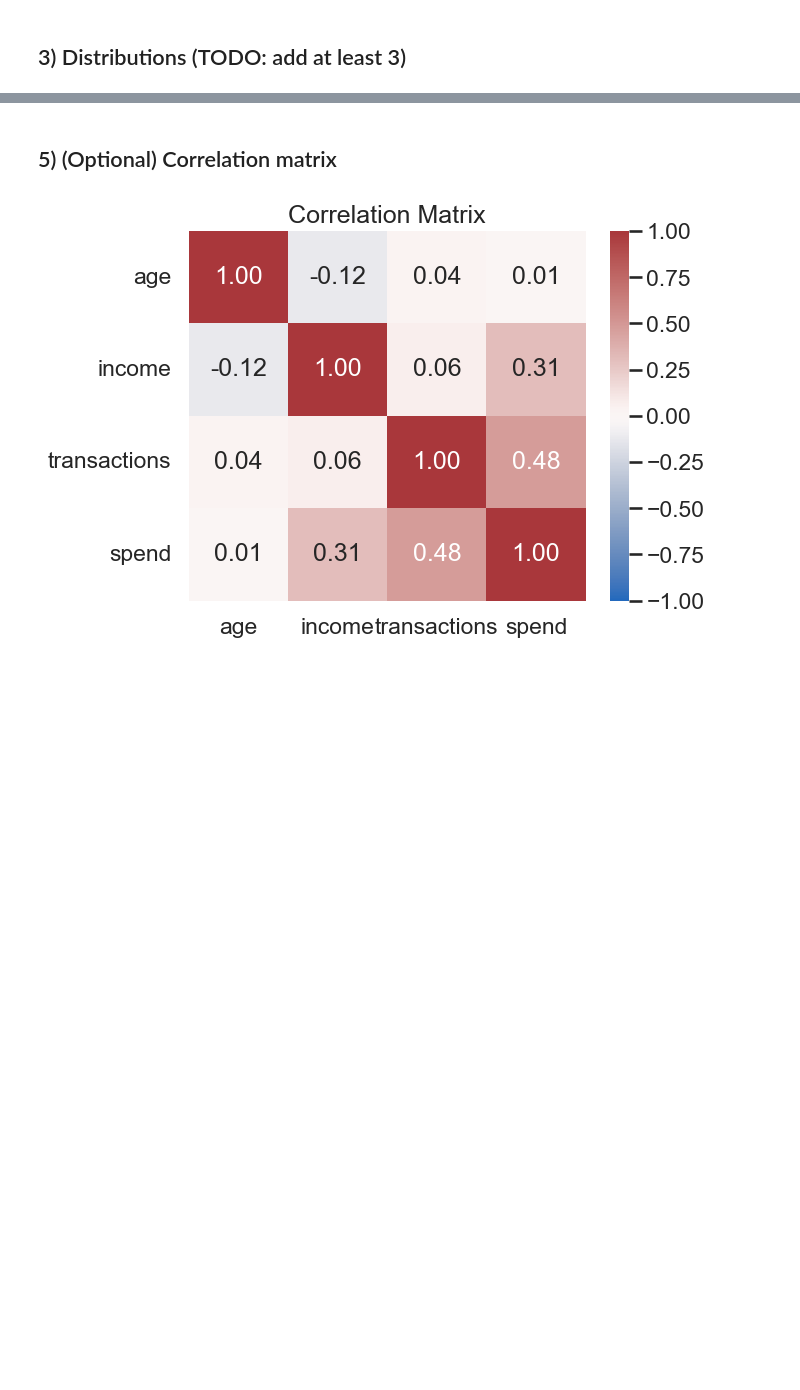
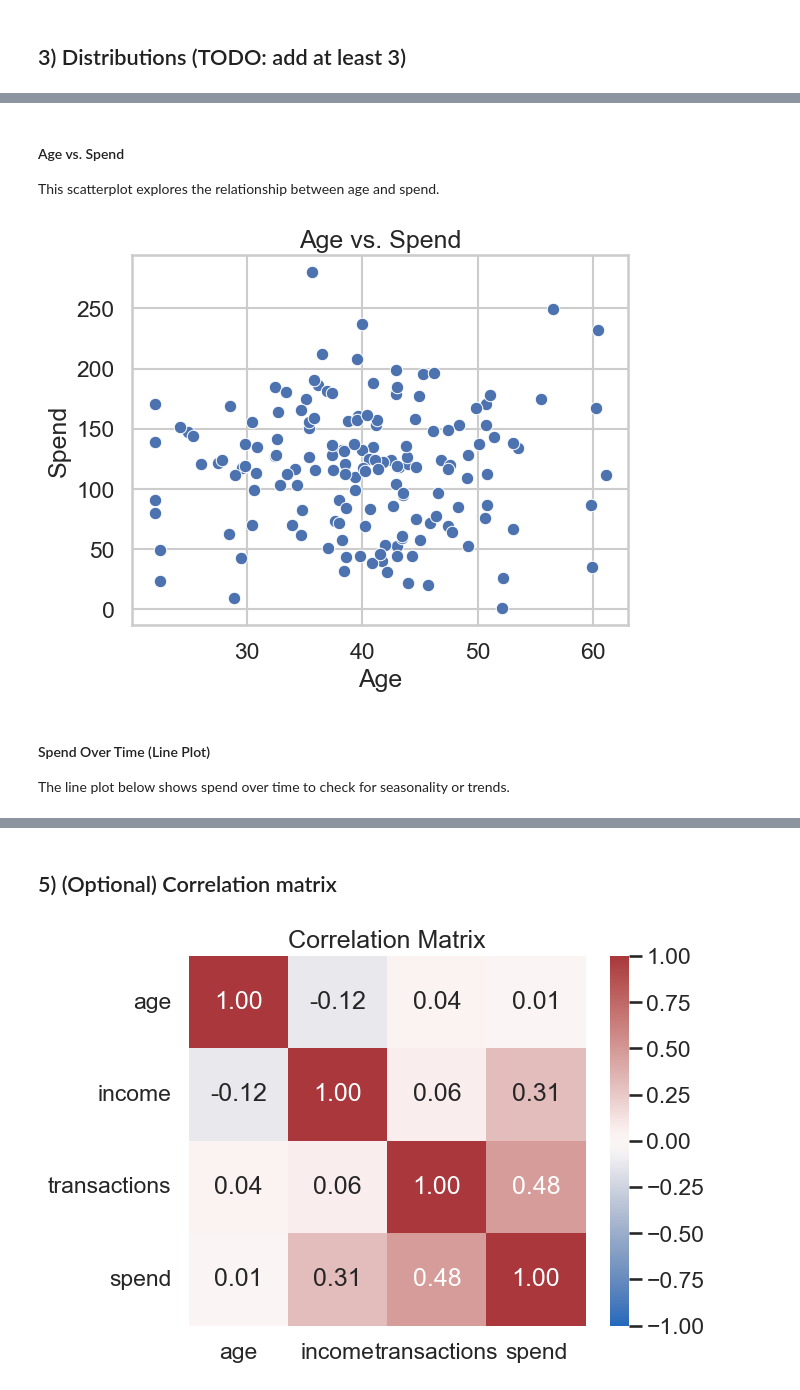
Before and after one commit to yuqingyan2003/bootcamp_Yuqing_Yan, a Jupyter notebook: homework/stage08/stage08_exploratory-data-analysis_homework-starter.ipynb, the cells around one changed output, grey strips where cells are left out. Saved outputs shown, nothing was run; the diff lists cells and outputs as text; code cells hidden in the pictures; blank space fills up the shorter version.

```diff
--- a/homework/stage08/stage08_exploratory-data-analysis_homework-starter.ipynb
+++ b/homework/stage08/stage08_exploratory-data-analysis_homework-starter.ipynb
@@ -141,0 +136,14 @@ plt.show()
+# %% [markdown]
+#### Age vs. Spend
+This scatterplot explores the relationship between age and spend.
+# %%
+sns.scatterplot(data=df, x='age', y='spend')
+plt.title('Age vs. Spend')
+plt.xlabel('Age')
+plt.ylabel('Spend')
+plt.show()
+# %% [output]
+[figure, added]
+# %% [markdown]
+#### Spend Over Time (Line Plot)
+The line plot below shows spend over time to check for seasonality or trends.
```
Also changed, not shown: parts of 11 cells of this notebook.
